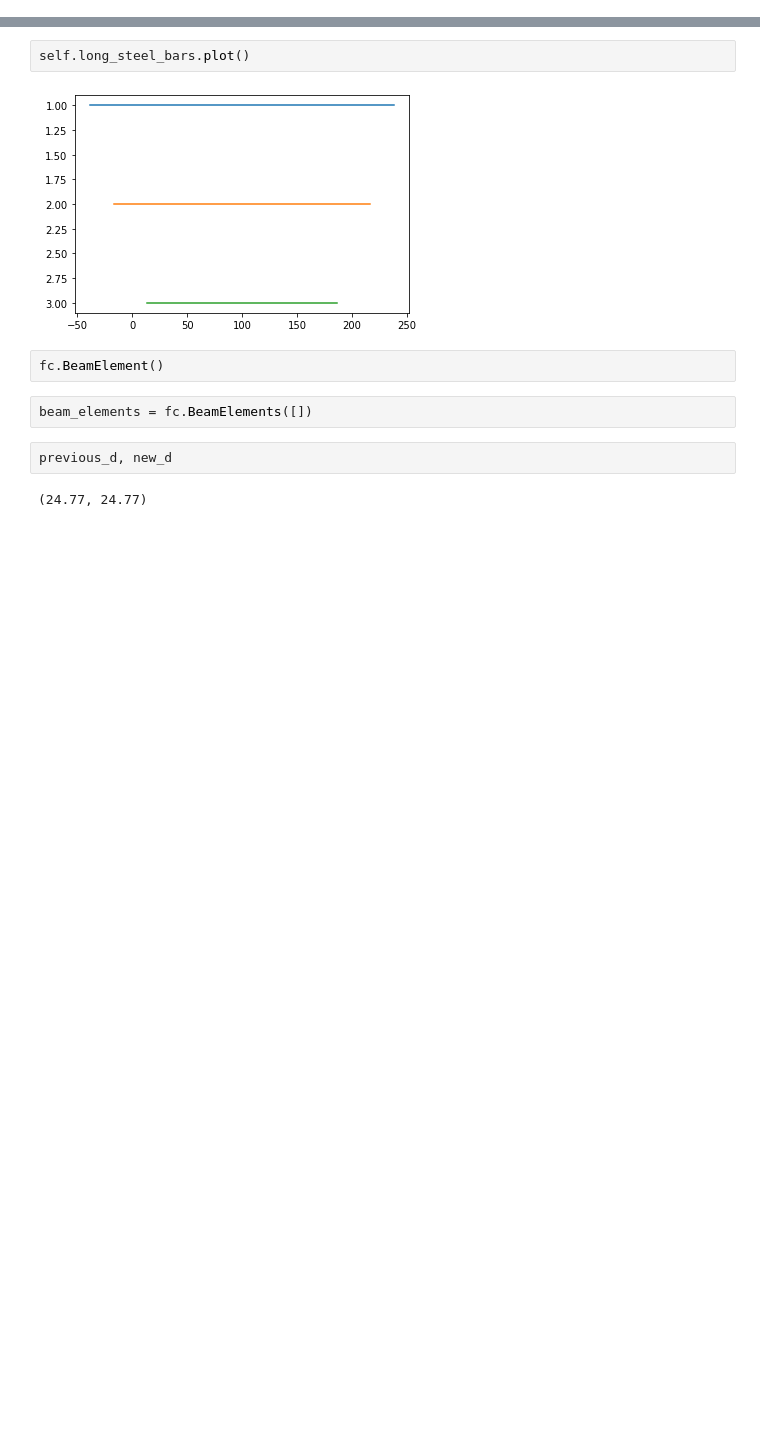
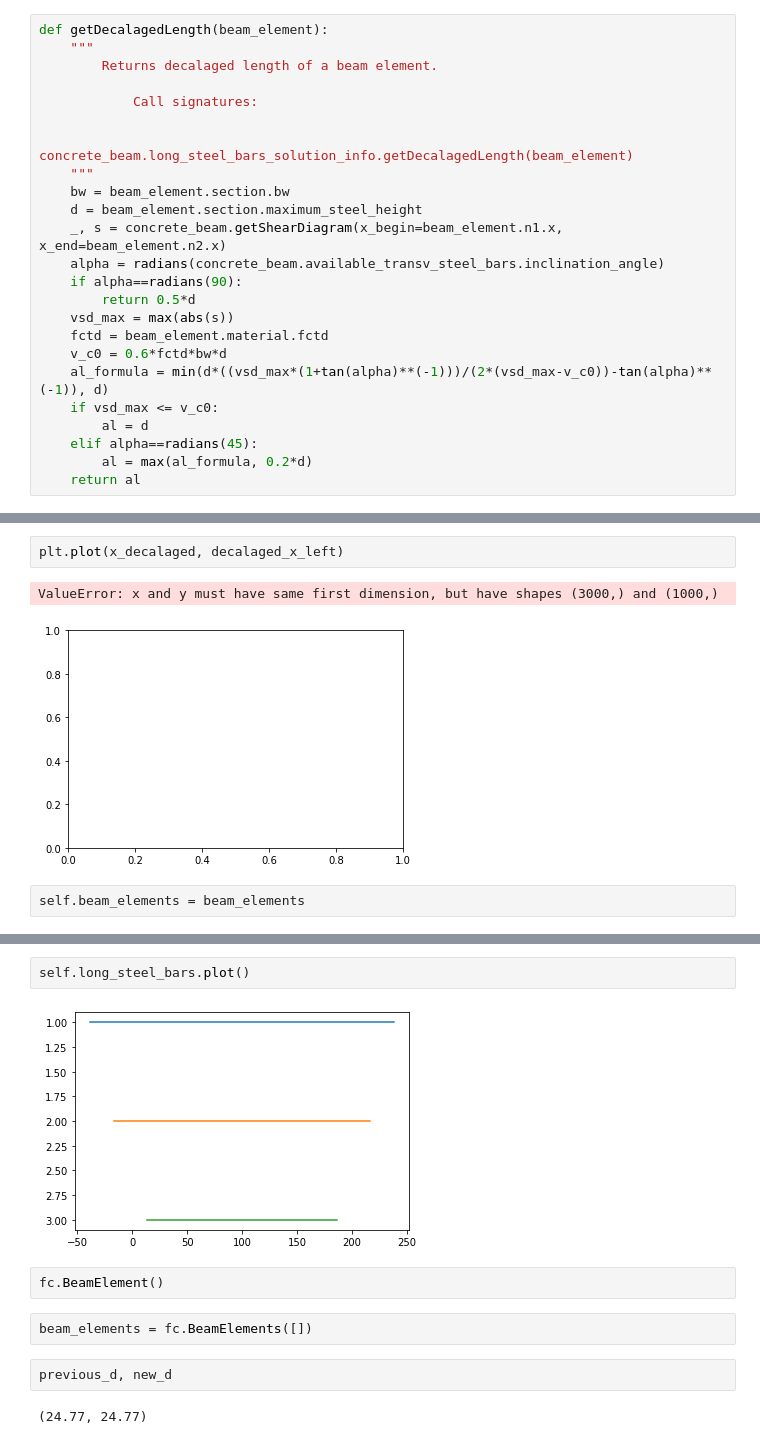
Before and after one commit to luisggc/FConcrete, a Jupyter notebook: examples/Change D.ipynb, the cells around one changed output, grey strips where cells are left out. Saved outputs shown, nothing was run; the diff lists cells and outputs as text; blank space fills up the shorter version.

```diff
--- a/examples/Change D.ipynb
+++ b/examples/Change D.ipynb
@@ -116,0 +155,24 @@ while True:
+# %%
+def getDecalagedLength(beam_element):
+    """
+        Returns decalaged length of a beam element.
+
+            Call signatures:
+
+                concrete_beam.long_steel_bars_solution_info.getDecalagedLength(beam_element)
+    """
+    bw = beam_element.section.bw
+    d = beam_element.section.maximum_steel_height
+    _, s = concrete_beam.getShearDiagram(x_begin=beam_element.n1.x, x_end=beam_element.n2.x)
+    alpha = radians(concrete_beam.available_transv_steel_bars.inclination_angle)
+    if alpha==radians(90):
+        return 0.5*d
+    vsd_max = max(abs(s))
+    fctd = beam_element.material.fctd
+    v_c0 = 0.6*fctd*bw*d
+    al_formula = min(d*((vsd_max*(1+tan(alpha)**(-1)))/(2*(vsd_max-v_c0))-tan(alpha)**(-1)), d)
+    if vsd_max <= v_c0:
+        al = d
+    elif alpha==radians(45):
+        al = max(al_formula, 0.2*d)
+    return al
@@ -116,0 +204,7 @@ while True:
+# %%
+plt.plot(x_decalaged, decalaged_x_left)
+# %% [output]
+ValueError: x and y must have same first dimension, but have shapes (3000,) and (1000,)
+[figure, added]
+# %%
+self.beam_elements = beam_elements
```
Also changed, not shown: parts of 34 cells of this notebook, 6 other files.
